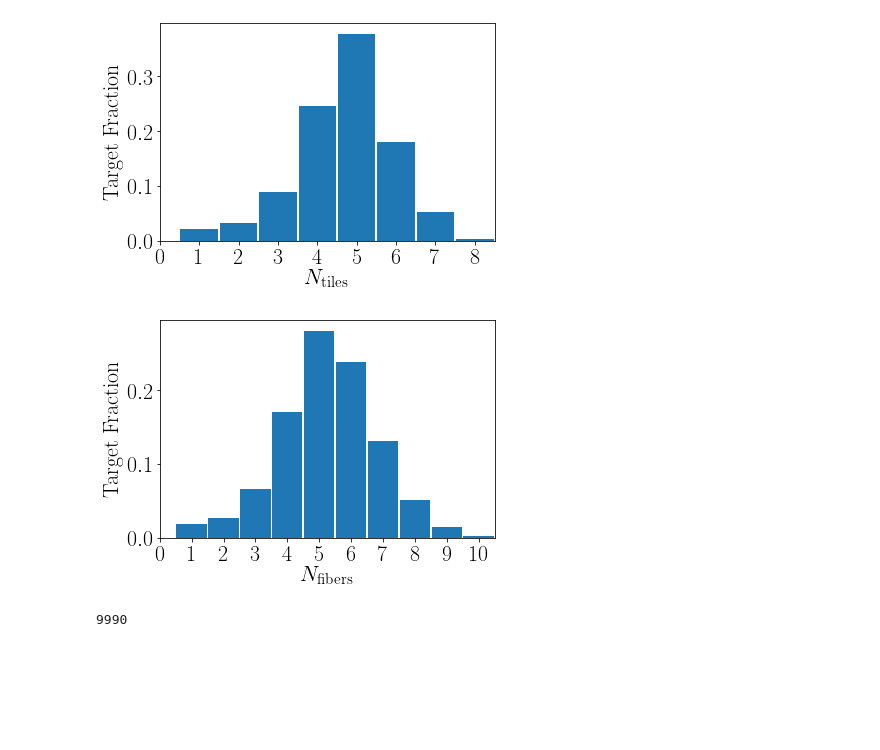
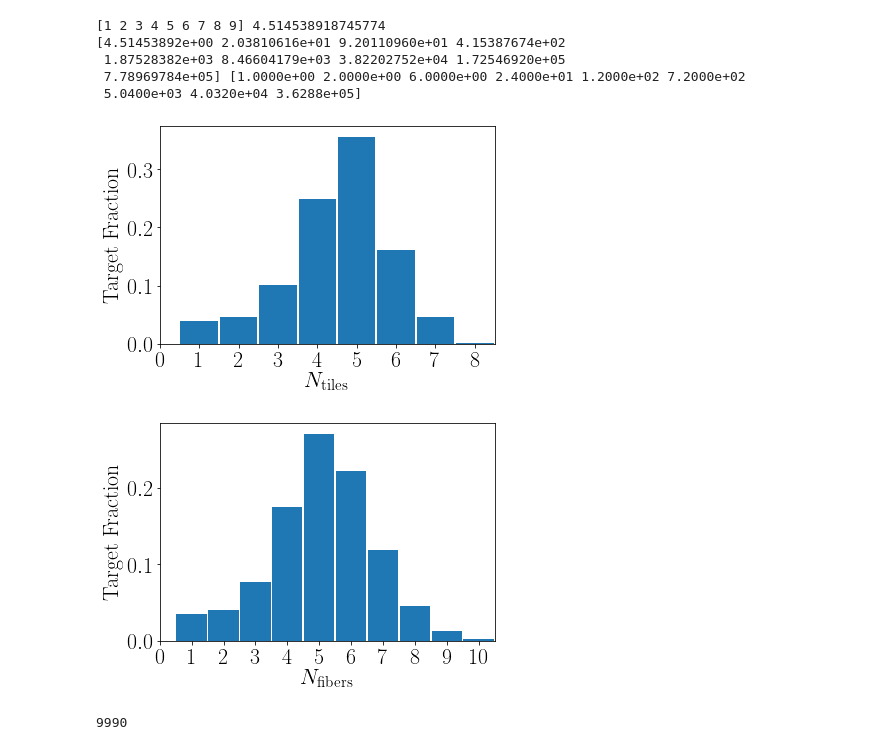
Before and after one commit to forero/SandboxDESI, a Jupyter notebook: fba_paper/explore_plots.ipynb, the cells around one changed output. Drawn from its saved outputs; the diff is of its cells as text; code cells hidden in the pictures; blank space fills up the shorter version.

```diff
--- a/fba_paper/explore_plots.ipynb
+++ b/fba_paper/explore_plots.ipynb
@@ -67,5 +68,5 @@ plt.savefig("DR8_footprint_cuts.pdf", bbox_inches='tight')
 # %%
-summary_file = "summary/fba_summary_mtl_cut_C_tiles_cut_C.fits"
+summary_file = "summary/fba_summary_mtl_dark_south_cut_C_tiles_cut_C.fits"
 filein = fitsio.FITS(summary_file, 'r')
 summary_all = filein[1].read()
 filein.close()
@@ -75,12 +76,24 @@ del summary_all
 # %%
 _ = plt.hist(summary['NAVAIL_TILE'], bins=np.arange(12)-0.5, rwidth=0.95, density=True)
 _ = plt.xticks(ticks=np.arange(0,11))
 plt.xlim([0,8.5])
+
+lam = np.mean(summary['NAVAIL_TILE'])
+n = np.arange(1,10)
+print(n, lam)
+print(lam**n, scipy.special.factorial(n))
+p_n = np.exp(-lam)*(lam**n)/scipy.special.factorial(n)
+#plt.scatter(n, p_n, color='red')
 plt.xlabel("$N_{\mathrm{tiles}}$")
 plt.ylabel("Target Fraction")
 plt.savefig("DR8_navail_tile.pdf", bbox_inches='tight')
 # %% [output]
+[1 2 3 4 5 6 7 8 9] 4.514538918745774
+[4.51453892e+00 2.03810616e+01 9.20110960e+01 4.15387674e+02
+ 1.87528382e+03 8.46604179e+03 3.82202752e+04 1.72546920e+05
+ 7.78969784e+05] [1.0000e+00 2.0000e+00 6.0000e+00 2.4000e+01 1.2000e+02 7.2000e+02
+ 5.0400e+03 4.0320e+04 3.6288e+05]
-[figure, old version]
+[figure, new version]
 # %%
 _ = plt.hist(summary['NAVAIL_FIBER'], bins=np.arange(12)-0.5, rwidth=0.95, density=True)
 _ = plt.xticks(ticks=np.arange(0,11))
@@ -89,7 +102,7 @@ plt.xlabel("$N_{\mathrm{fibers}}$")
 plt.ylabel("Target Fraction")
 plt.savefig("DR8_navail_fiber.pdf", bbox_inches='tight')
 # %% [output]
-[figure, old version]
+[figure, new version]
 # %%
 def plot_sky_circle(x, y, radius, alpha=0.1):
     theta = np.linspace(0, 2*np.pi, 50)
```
Also changed, not shown: parts of 2 cells of this notebook.
